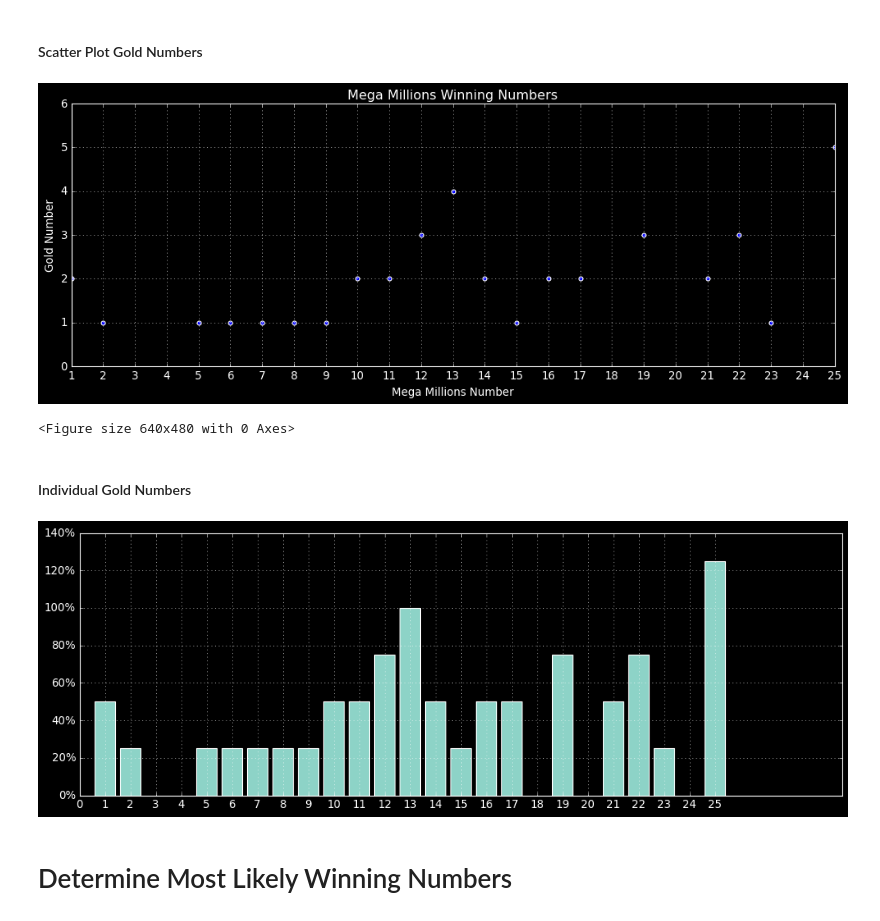
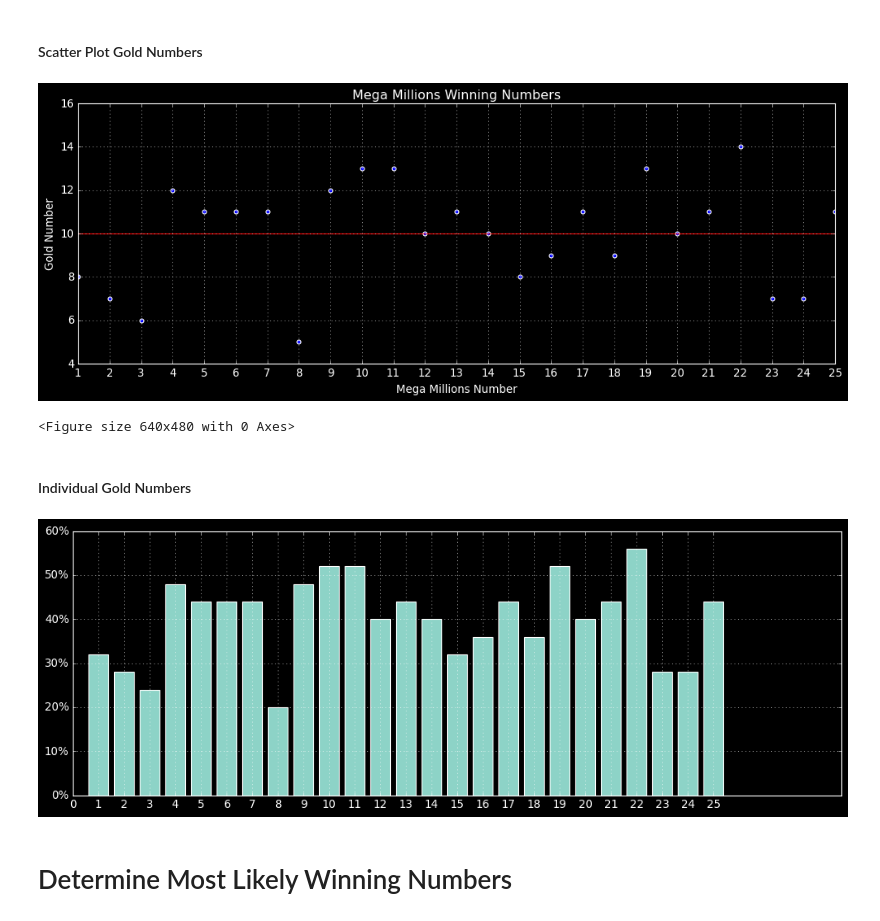
Before and after one commit to Jamals211/Gaming_The_Lottery, a Jupyter notebook: Lottery.ipynb, the cells around one changed output. Saved outputs shown, nothing was run; the diff lists cells and outputs as text; code cells hidden in the pictures.

```diff
--- a/Lottery.ipynb
+++ b/Lottery.ipynb
@@ -99,7 +99,7 @@ gold = list(map(int, gold))
 #### Limit the length of list
 # %%
 main_numbers=x[0:250]
-gold_list=gold[0:40]
+gold_list=gold[0:250]
 # %%
 print(gold_list)
 # %% [output]
@@ -390,23 +390,25 @@ plt.show()
 # %%
 #unpack the list ofr x and y values using zip(data)
 x, y = zip(*sorted_g)
 #plot the # vs the number of occurces
 fig = plt.figure(figsize = (15, 5))
 plt.scatter(*zip(*sorted_g))
 plt.xticks(np.arange(min(x), max(x)+1, 1.0))
 
 plt.margins(x=0)
 
+plt.axhline(y=10, color='r', linestyle='-')
+
 plt.xlabel("Mega Millions Number")
 plt.ylabel("Gold Number")
 plt.title("Mega Millions Winning Numbers")
 plt.grid()
 plt.show()
 plt.savefig("MegaMillionsGold.png", bbox_inches='tight')
 plt.savefig("Images/GoldScatter.png", bbox_inches='tight')
 plt.show()
 # %% [output]
-[figure, old version]
+[figure, new version]
 <Figure size 640x480 with 0 Axes>
 # %% [markdown]
 #### Individual Gold Numbers
@@ -436,7 +438,7 @@ plt.grid()
 plt.savefig("Images/GoldBar.png", bbox_inches='tight')
 plt.show()
 # %% [output]
-[figure, old version]
+[figure, new version]
 # %% [markdown]
 # Determine Most Likely Winning Numbers
 # %% [markdown]
```
Also changed, not shown: parts of 23 cells of this notebook, 7 other files.
